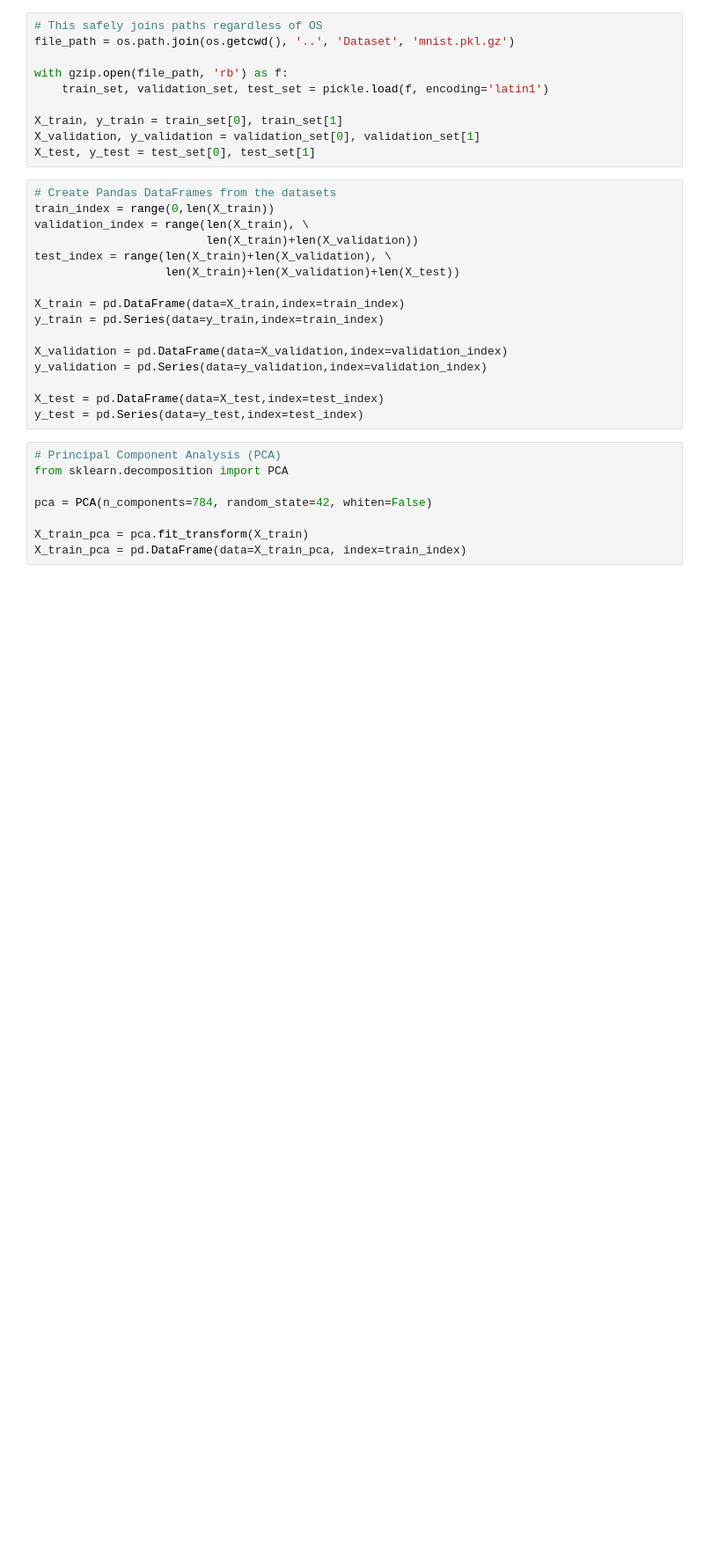
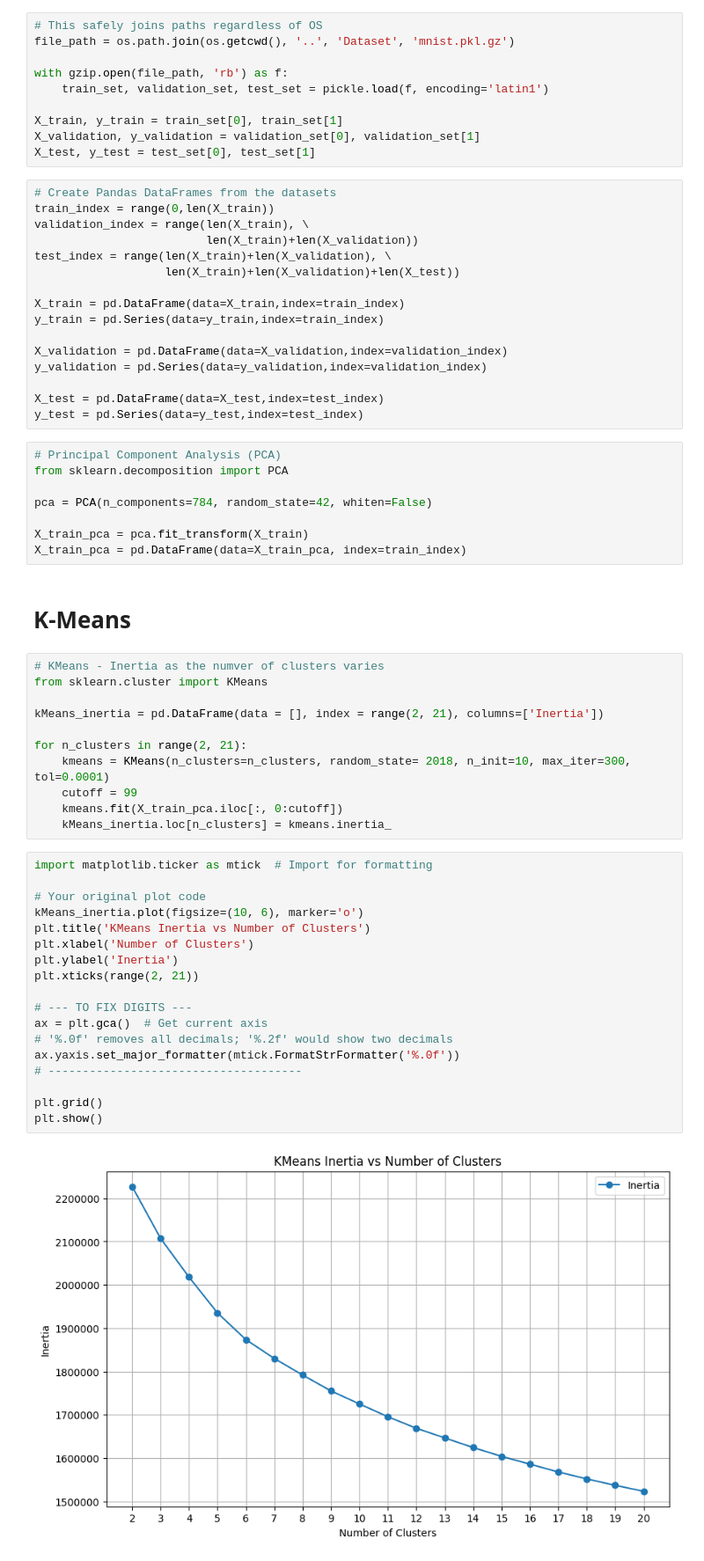
Before and after one commit to Bekafi01/ALX-Machine-Learning, a Jupyter notebook: Unsupervised Learning/Clustering.ipynb, the cells around one changed output. Shown at 88% size. Saved outputs shown, nothing was run; the diff lists cells and outputs as text; blank space fills up the shorter version.

Commit message:
KMeans clustering done

```diff
--- a/Unsupervised Learning/Clustering.ipynb
+++ b/Unsupervised Learning/Clustering.ipynb
@@ -52,3 +52,36 @@ pca = PCA(n_components=784, random_state=42, whiten=False)
 
 X_train_pca = pca.fit_transform(X_train)
 X_train_pca = pd.DataFrame(data=X_train_pca, index=train_index)
+# %% [markdown]
+# K-Means
+# %%
+# KMeans - Inertia as the numver of clusters varies
+from sklearn.cluster import KMeans
+
+kMeans_inertia = pd.DataFrame(data = [], index = range(2, 21), columns=['Inertia'])
+
+for n_clusters in range(2, 21):
+    kmeans = KMeans(n_clusters=n_clusters, random_state= 2018, n_init=10, max_iter=300, tol=0.0001)
+    cutoff = 99
+    kmeans.fit(X_train_pca.iloc[:, 0:cutoff])
+    kMeans_inertia.loc[n_clusters] = kmeans.inertia_
+# %%
+import matplotlib.ticker as mtick  # Import for formatting
+
+# Your original plot code
+kMeans_inertia.plot(figsize=(10, 6), marker='o')
+plt.title('KMeans Inertia vs Number of Clusters')
+plt.xlabel('Number of Clusters')
+plt.ylabel('Inertia')
+plt.xticks(range(2, 21))
+
+# --- TO FIX DIGITS ---
+ax = plt.gca()  # Get current axis
+# '%.0f' removes all decimals; '%.2f' would show two decimals
+ax.yaxis.set_major_formatter(mtick.FormatStrFormatter('%.0f'))
+# -------------------------------------
+
+plt.grid()
+plt.show()
+# %% [output]
+[figure, added]
```
Also changed, not shown: parts of 5 cells of this notebook.
